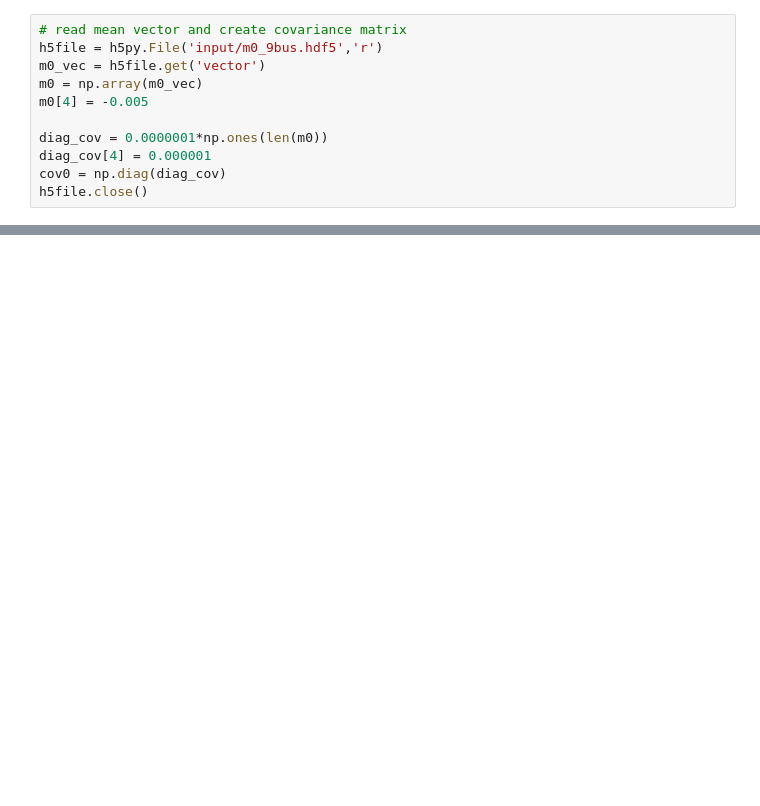
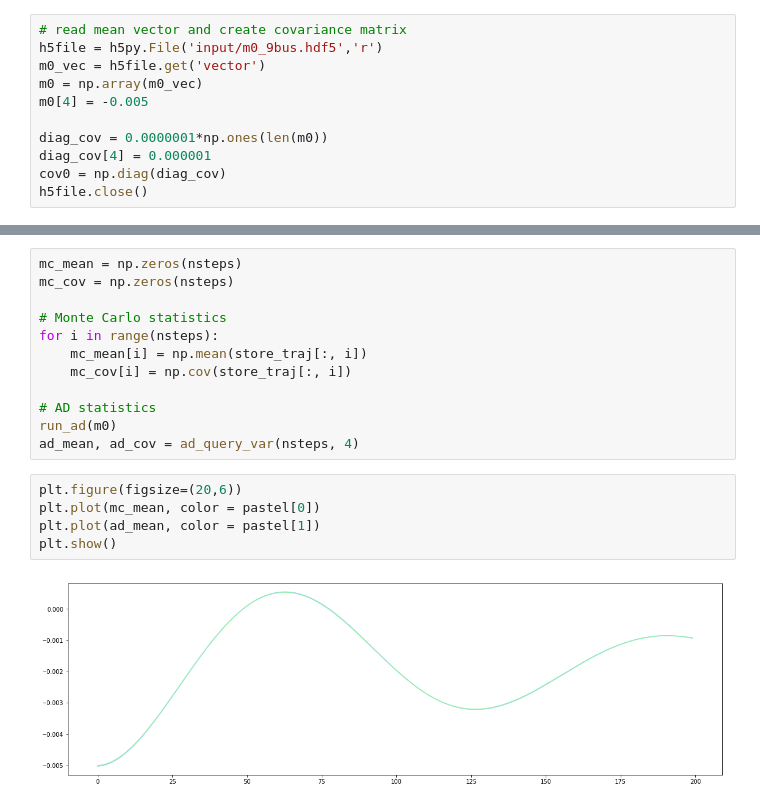
Before and after one commit to exanauts/aduprop, a Jupyter notebook: examples/psys/visual.ipynb, the cells around one changed output, grey strips where cells are left out. Saved outputs shown, nothing was run; the diff lists cells and outputs as text; blank space fills up the shorter version.

```diff
--- a/examples/psys/visual.ipynb
+++ b/examples/psys/visual.ipynb
@@ -43,0 +83,19 @@ for i in range(100):
+# %%
+mc_mean = np.zeros(nsteps)
+mc_cov = np.zeros(nsteps)
+
+# Monte Carlo statistics
+for i in range(nsteps):
+    mc_mean[i] = np.mean(store_traj[:, i])
+    mc_cov[i] = np.cov(store_traj[:, i])
+
+# AD statistics
+run_ad(m0)
+ad_mean, ad_cov = ad_query_var(nsteps, 4)
+# %%
+plt.figure(figsize=(20,6))
+plt.plot(mc_mean, color = pastel[0])
+plt.plot(ad_mean, color = pastel[1])
+plt.show()
+# %% [output]
+[figure, added]
```
Also changed, not shown: parts of 5 cells of this notebook, 1 other file.
